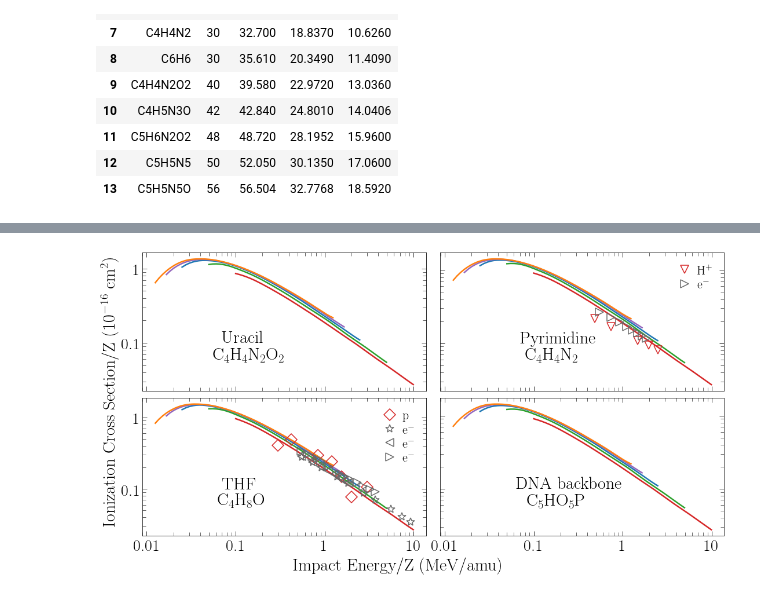
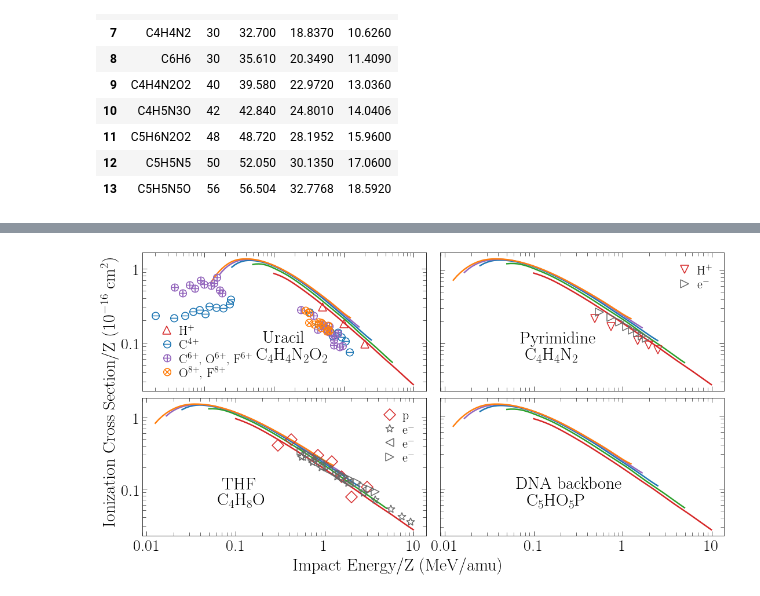
Before and after one commit to xiaogaogaoxiao/ionmol_stoi, a Jupyter notebook: figuras/graphs/molscaling.ipynb, the cells around one changed output, grey strips where cells are left out. Drawn from its saved outputs; the diff is of its cells as text; code cells hidden in the pictures.

```diff
--- a/figuras/graphs/molscaling.ipynb
+++ b/figuras/graphs/molscaling.ipynb
@@ -1479,3 +1480,8 @@ plt.show()
+# %%
+itickssize=28
+imolsize=30
+ilabelsize=30
+ilegsize=26
 # %%
 iwidth=2.5
 xmin=0.06
@@ -1650,15 +1656,15 @@ plt.plot(convMeV(BeS1int['ENERGY'][ie100:])/4,BeS1int['SLURACILO'][ie100:]*convc
 plt.plot(convMeV(CS1int['ENERGY'][ie100:])/6,CS1int['SLURACILO'][ie100:]*convcm2/6,co_c,linewidth=iwidth,label=r'C$^{+6}$')
 plt.plot(convMeV(OS1int['ENERGY'][ie100:])/8,OS1int['SLURACILO'][ie100:]*convcm2/8,co_o,linewidth=iwidth,label=r'O$^{+8}$')
 # experiments
-# Up, = ax1.plot(U_p['E']/1000,U_p['CS']/36,color=co_p,marker='^',markersize=14,markeredgewidth=1.5,markerfacecolor='none',linestyle=' ',label='_nolegend_')
-# Uc4, = ax1.plot(U_c4[1]/1000,U_c4[3]/36,color=co_be,marker=r'$\ominus$',markersize=14,markeredgewidth=1,markerfacecolor='none',linestyle=' ',label='_nolegend_')
-# Uc6, = ax1.plot(U_c6[1]/1000,U_c6[2]/36,color=co_c,marker=r'$\oplus$',markersize=14,markeredgewidth=1,markerfacecolor='none',linestyle=' ',label='_nolegend_')
-# Uo6, = ax1.plot(U_o6[1]/1000,U_o6[3]/36,color=co_c,marker=r'$\oplus$',markersize=14,markeredgewidth=1,markerfacecolor='none',linestyle=' ',label='_nolegend_')
-# Uf6, = ax1.plot(U_f6[1]/1000,U_f6[2]/36,color=co_c,marker=r'$\oplus$',markersize=14,markeredgewidth=1,markerfacecolor='none',linestyle=' ',label='_nolegend_')
-# Uof8, = ax1.plot(U_of8[0]/1000,U_of8[1]/36,color=co_o,marker=r'$\otimes$',markersize=14,markeredgewidth=1,markerfacecolor='none',linestyle=' ',label='_nolegend_')
+Up, = ax1.plot(U_p['E']/1000,U_p['CS']/36,color=co_p,marker='^',markersize=14,markeredgewidth=1.5,markerfacecolor='none',linestyle=' ',label='_nolegend_')
+Uc4, = ax1.plot(U_c4[1]/1000/4,U_c4[3]/36*4,color=co_be,marker=r'$\ominus$',markersize=14,markeredgewidth=1,markerfacecolor='none',linestyle=' ',label='_nolegend_')
+Uc6, = ax1.plot(U_c6[1]/1000/6,U_c6[2]/36*6,color=co_c,marker=r'$\oplus$',markersize=14,markeredgewidth=1,markerfacecolor='none',linestyle=' ',label='_nolegend_')
+Uo6, = ax1.plot(U_o6[1]/1000/6,U_o6[3]/36*6,color=co_c,marker=r'$\oplus$',markersize=14,markeredgewidth=1,markerfacecolor='none',linestyle=' ',label='_nolegend_')
+Uf6, = ax1.plot(U_f6[1]/1000/6,U_f6[2]/36*6,color=co_c,marker=r'$\oplus$',markersize=14,markeredgewidth=1,markerfacecolor='none',linestyle=' ',label='_nolegend_')
+Uof8, = ax1.plot(U_of8[0]/1000/8,U_of8[1]/36*8,color=co_o,marker=r'$\otimes$',markersize=14,markeredgewidth=1,markerfacecolor='none',linestyle=' ',label='_nolegend_')
 
-# legend1=ax1.legend(loc='upper left',bbox_to_anchor=(0.03, 1.32, 0, 0),fontsize=ilegsize,ncol=6)
-# ax1.legend([Up,Uc4,Uc6,Uof8],['H$^{+}$','C$^{4+}$','C$^{6+}$, O$^{6+}$, F$^{6+}$','O$^{8+}$, F$^{8+}$'],loc='best',fontsize=22,handletextpad=0.01,labelspacing=0.1,frameon=False)
+legend1=ax1.legend(loc='upper left',bbox_to_anchor=(0.03, 1.32, 0, 0),fontsize=ilegsize,ncol=6)
+ax1.legend([Up,Uc4,Uc6,Uof8],['H$^{+}$','C$^{4+}$','C$^{6+}$, O$^{6+}$, F$^{6+}$','O$^{8+}$, F$^{8+}$'],loc='best',fontsize=22,handletextpad=0.01,labelspacing=0.1,frameon=False)
 plt.ylabel("Ionization Cross Section/Z ($10^{-16}$ cm$^2$)", fontsize=ilabelsize,labelpad=5,position=(1,0.))
 ax1.tick_params(direction='in',which='major',labelsize=itickssize,length=8,bottom=True, top=True, left=True, right=True);
 ax1.tick_params(direction='in',which='minor',length=6,bottom=True, top=True, left=True, right=True);
@@ -1738,31 +1744,31 @@ plt.text(xtext*1.2, ytext*0.55, r'C$_5$HO$_5$P',fontsize=imolsize)
 # plt.text(icharge, PS1int['SLBACKBONE'][ie100]*convcm2*1.1, r'$+1$',color=co_p,fontsize=22)
 # plt.text(icharge, APS1int['SLBACKBONE'][ie100]*convcm2*0.6, r'$-1$',color=co_p,fontsize=22)
 # plt.text(icharge, HeS1int['SLBACKBONE'][ie100]*convcm2*0.75/2**2, r'$+2$',color=co_he,fontsize=22)
 # plt.text(icharge, BeS1int['SLBACKBONE'][ie100]*convcm2*0.85/4**2, r'$+4$',color=co_be,fontsize=22)
 # plt.text(icharge, CS1int['SLBACKBONE'][ie100]*convcm2*0.8/6**2, r'$+6$',color=co_c,fontsize=22)
 # plt.text(icharge, OS1int['SLBACKBONE'][ie100]*convcm2*0.8/8**2, r'$+8$',color=co_o,fontsize=22)
 
 plt.plot(convMeV(PS1int['ENERGY'][ie100:]),PS1int['SLBACKBONE'][ie100:]*convcm2,co_p,linewidth=iwidth, label='_nolegend_')
 # plt.plot(convMeV(APS1int['ENERGY'][ie100:]),APS1int['SLBACKBONE'][ie100:]*convcm2*0.63,co_p,linestyle='--',linewidth=iwidth,label=r'$\bar{p}$')
 plt.plot(convMeV(HeS1int['ENERGY'][ie100:])/2,HeS1int['SLBACKBONE'][ie100:]*convcm2/2,co_he,linewidth=iwidth, label='_nolegend_')
 plt.plot(convMeV(BeS1int['ENERGY'][ie100:])/4,BeS1int['SLBACKBONE'][ie100:]*convcm2/4,co_be,linewidth=iwidth, label='_nolegend_')
 plt.plot(convMeV(CS1int['ENERGY'][ie100:])/6,CS1int['SLBACKBONE'][ie100:]*convcm2/6,co_c,linewidth=iwidth, label='_nolegend_')
 plt.plot(convMeV(OS1int['ENERGY'][ie100:])/8,OS1int['SLBACKBONE'][ie100:]*convcm2/8,co_o,linewidth=iwidth, label='_nolegend_')
 
 plt.xlabel("Impact Energy/Z (MeV/amu)", fontsize=ilabelsize,labelpad=5,position=(-0.15,0))
 ax4.tick_params(direction='in',which='major',labelsize=itickssize,length=8,bottom=True, top=True, left=True, right=True);
 ax4.tick_params(direction='in',which='minor',length=6,bottom=True, top=True, left=True, right=True);
 # plt.xlim(xmin,xmax)
 # plt.ylim(ymin,ymax)
 plt.yscale('log')
 plt.xscale('log')
 ax4.xaxis.set_major_formatter(mticker.StrMethodFormatter('{x:,g}'))
 
 for ax in fig.get_axes():
     ax.label_outer()
 fig.subplots_adjust(hspace=0.05, wspace=0.05)
 
 plt.savefig('test_adn2.eps',bbox_inches='tight')
 plt.show()
 # %% [output]
-[figure, old version]
+[figure, new version]
```
Also changed, not shown: parts of 5 cells of this notebook, 25 other files.
